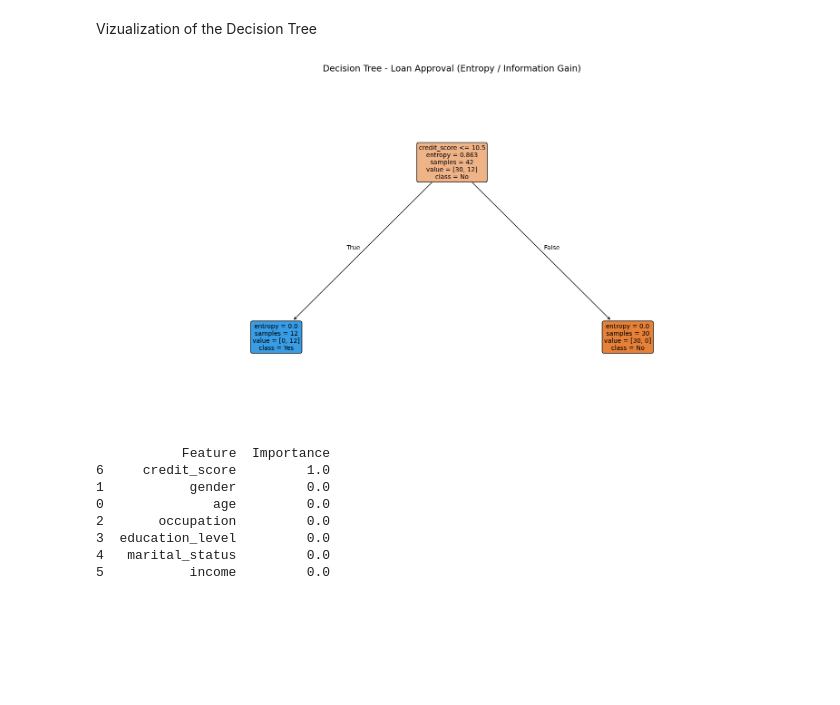
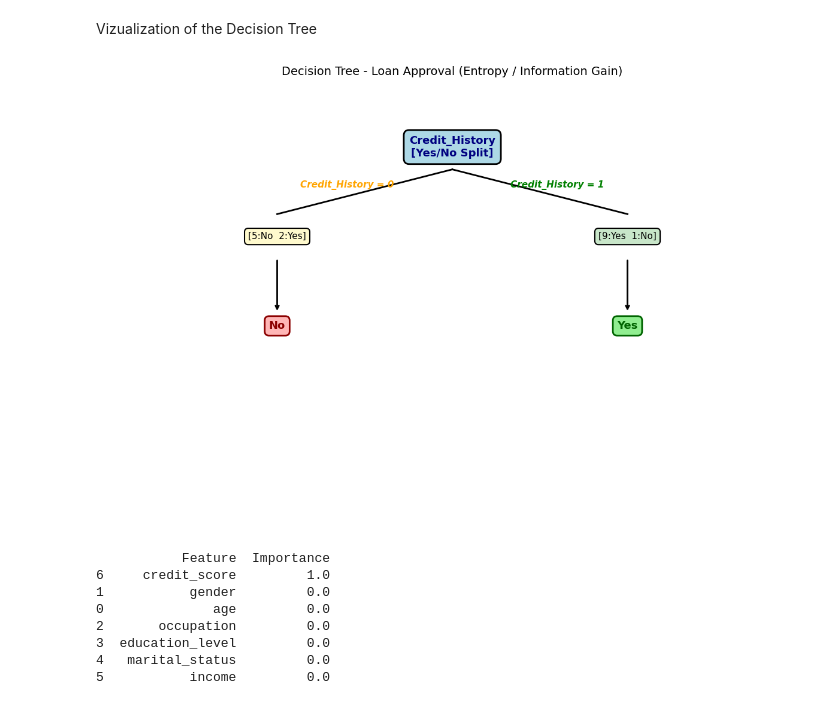
Before and after one commit to SoftwareReboot/MachineLearning-Model, a Jupyter notebook: Decision Tree.ipynb, the cells around one changed output. Saved outputs shown, nothing was run; the diff lists cells and outputs as text; code cells hidden in the pictures; blank space fills up the shorter version.

```diff
--- a/Decision Tree.ipynb
+++ b/Decision Tree.ipynb
@@ -114,19 +114,66 @@ weighted avg       0.96      0.95      0.95        19
 # %% [markdown]
 Vizualization of the Decision Tree
 # %%
-plt.figure(figsize=(20,10))  # Make it larger for readability
-tree.plot_tree(
-    model,
-    feature_names=X.columns,
-    class_names=['No', 'Yes'],
-    filled=True,
-    rounded=True,             # Smooth rounded boxes
-    fontsize=10               # Smaller text for balance
-)
+import matplotlib.pyplot as plt
+
+fig, ax = plt.subplots(figsize=(12, 8))
+ax.axis("off")
+ax.set_xlim(0, 1)
+ax.set_ylim(0, 1)
+
+# Root node
+root_y = 0.85
+ax.text(0.5, root_y, "Credit_History\n[Yes/No Split]", ha="center", va="center",
+        bbox=dict(boxstyle="round,pad=0.5", facecolor="#ADD8E6", edgecolor="black", lw=2),
+        fontsize=13, fontweight="bold", color="navy")
+
+# Branch positions
+left_x = 0.25
+right_x = 0.75
+branch_y = 0.65
+leaf_y = 0.45
+
+# Arrows from root to children
+ax.plot([0.5, left_x], [root_y - 0.05, branch_y + 0.05], 'k-', lw=2)
+ax.plot([0.5, right_x], [root_y - 0.05, branch_y + 0.05], 'k-', lw=2)
+
+# Branch labels on arrows
+ax.text(0.35, 0.76, "Credit_History = 0", color="orange", fontsize=11,
+        fontweight="bold", ha="center", style='italic')
+ax.text(0.65, 0.76, "Credit_History = 1", color="green", fontsize=11,
+        fontweight="bold", ha="center", style='italic')
+
+# Left branch: Credit_History = 0
+ax.text(left_x, branch_y, "[5:No  2:Yes]", ha="center", va="center",
+        bbox=dict(boxstyle="round,pad=0.4", facecolor="#FFFACD", edgecolor="black", lw=1.5),
+        fontsize=11)
+
+# Arrow to left leaf
+ax.annotate('', xy=(left_x, leaf_y + 0.03), xytext=(left_x, branch_y - 0.05),
+            arrowprops=dict(arrowstyle='->', lw=2, color='black'))
+
+ax.text(left_x, leaf_y, "No", ha="center", va="center",
+        bbox=dict(boxstyle="round,pad=0.4", facecolor="#FFB6B6", edgecolor="darkred", lw=2),
+        fontsize=13, fontweight="bold", color="darkred")
+
+# Right branch: Credit_History = 1
+ax.text(right_x, branch_y, "[9:Yes  1:No]", ha="center", va="center",
+        bbox=dict(boxstyle="round,pad=0.4", facecolor="#C8E6C9", edgecolor="black", lw=1.5),
+        fontsize=11)
+
+# Arrow to right leaf
+ax.annotate('', xy=(right_x, leaf_y + 0.03), xytext=(right_x, branch_y - 0.05),
+            arrowprops=dict(arrowstyle='->', lw=2, color='black'))
+
+ax.text(right_x, leaf_y, "Yes", ha="center", va="center",
+        bbox=dict(boxstyle="round,pad=0.4", facecolor="#90EE90", edgecolor="darkgreen", lw=2),
+        fontsize=13, fontweight="bold", color="darkgreen")
+
 plt.title("Decision Tree - Loan Approval (Entropy / Information Gain)", fontsize=14)
+plt.tight_layout()
 plt.show()
 # %% [output]
-[figure, old version]
+[figure, new version]
 # %%
 importance = pd.DataFrame({
     'Feature': X.columns,
```
